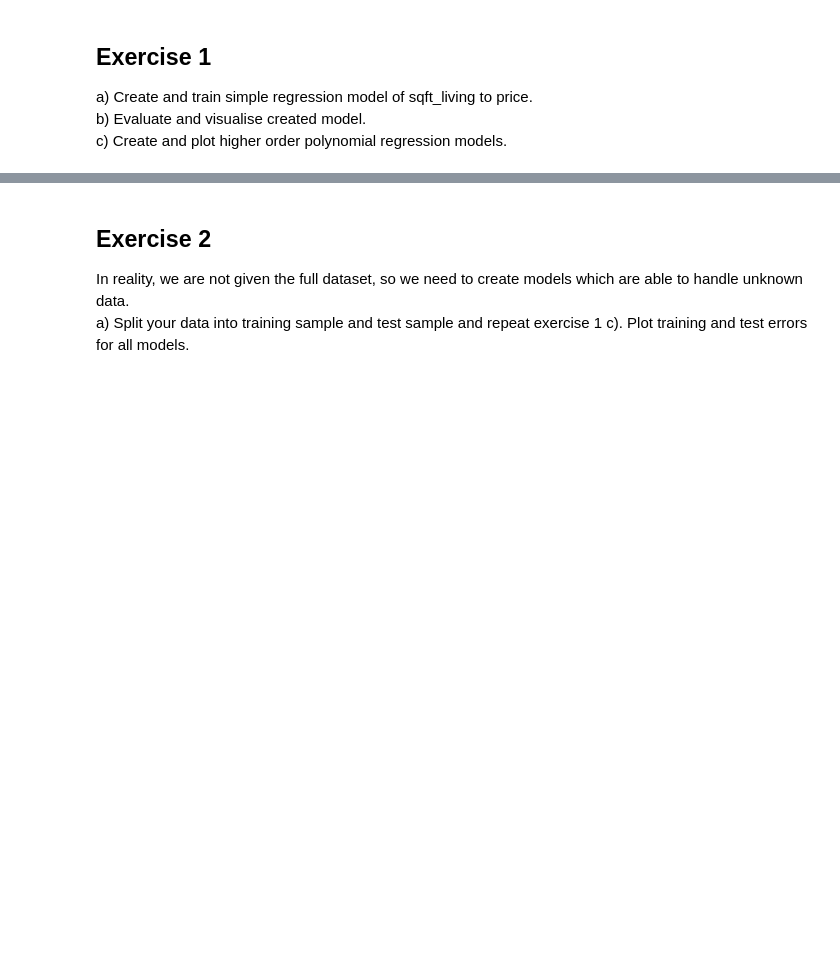
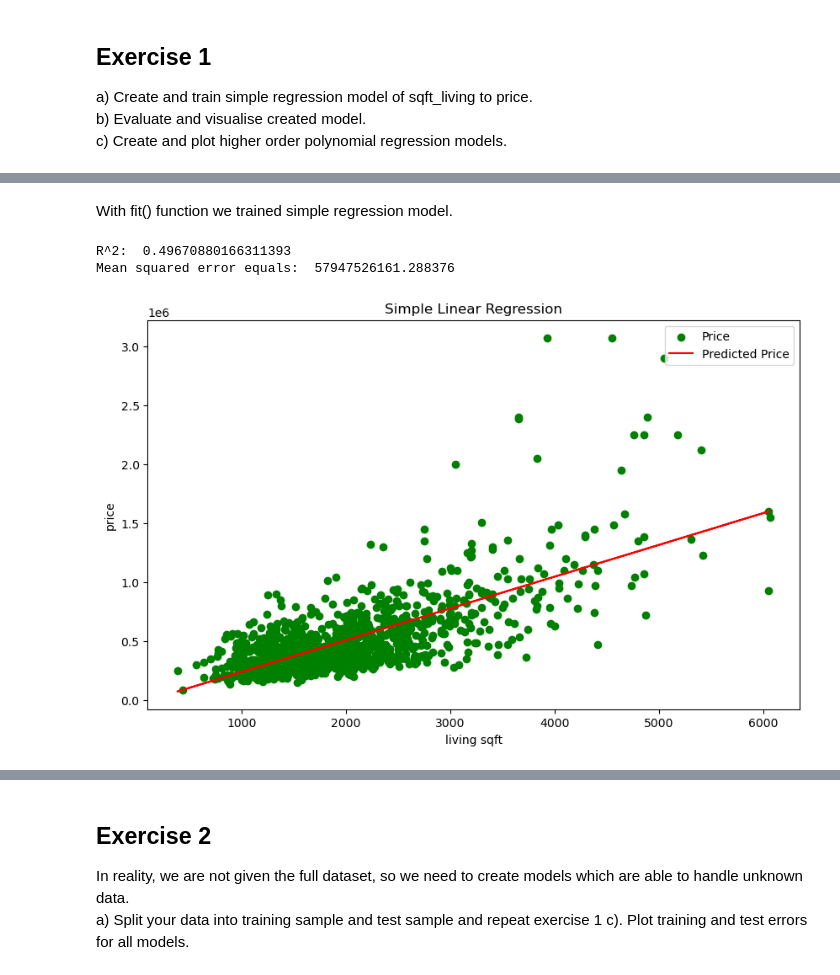
Before and after one commit to adamzulu123/Introduction-to-data-analysis, a Jupyter notebook: Notebook2/Assignment_2_without_code.ipynb, the cells around one changed output, grey strips where cells are left out. Drawn from its saved outputs; the diff is of its cells as text; code cells hidden in the pictures; blank space fills up the shorter version.

```diff
--- a/Notebook2/Assignment_2_without_code.ipynb
+++ b/Notebook2/Assignment_2_without_code.ipynb
@@ -17,14 +21,15 @@ c) Create and plot higher order polynomial regression models.
 #a)
 
 ## ds
-
+#retrieve values and then create a (1000,1) matrix - first 1000 cases
 X = house_df.sqft_living.values.reshape(-1,1)[:1000]
+#one dimensional table with prices - first 1000 cases
 y = house_df.price.values.reshape(-1)[:1000]
 
 model = LinearRegression()
 
 #Your code:
-
+model.fit(X, y)
 
 #Hint: .fit()
 # %% [output]
@@ -56,0 +37,39 @@ for order in range(1,9):
+# %% [markdown]
+With fit() function we trained simple regression model.
+# %%
+#b)
+
+#Your code:
+#predict() is used to predict output values (for example: prices of the houses) based on input values (sqft_living).
+y_pred = model.predict(X)
+
+intercept = model.intercept_ #in polish: wyraz wolny, independent term
+coef = model.coef_ #Estimated coefficients for the linear regression problem, - współczynnik nachylenia regresji liniowej
+
+#Return the coefficient of determination of the prediction. - how good model is fitting the data.
+#The best value is 1.0, but suprisingly it also can be negative.
+R_score = model.score(X, y)
+mse_value = mean_squared_error(y, y_pred)
+
+print("R^2: ", R_score)
+print("Mean squared error equals: ", mse_value)
+
+fig, ax = plt.subplots(figsize=(10, 6))
+
+ax.scatter(X, y, color='green', label='Price')
+ax.plot(X, y_pred, color='red', label='Predicted Price')
+
+ax.set_title('Simple Linear Regression')
+ax.set_xlabel('living sqft')
+ax.set_ylabel('price')
+
+ax.legend()
+plt.show()
+
+
+
+#Hint: model.predict(), model.intercept_,  model.coef_, model.score()
+# %% [output]
+R^2:  0.49670880166311393
+Mean squared error equals:  57947526161.288376
+[figure, added]
```
Also changed, not shown: parts of 19 cells of this notebook, 4 other files.
